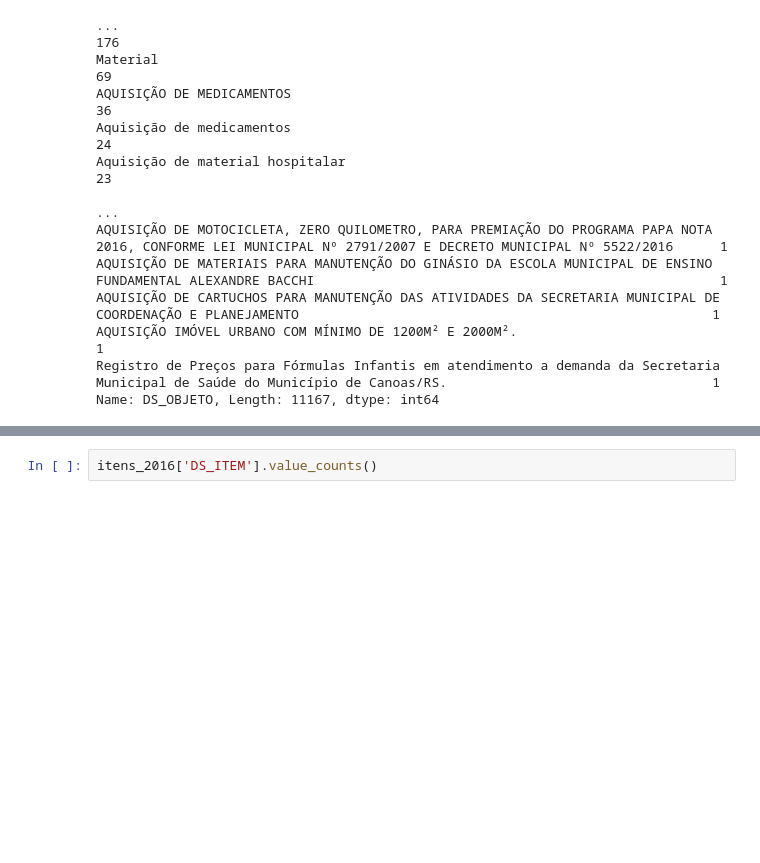
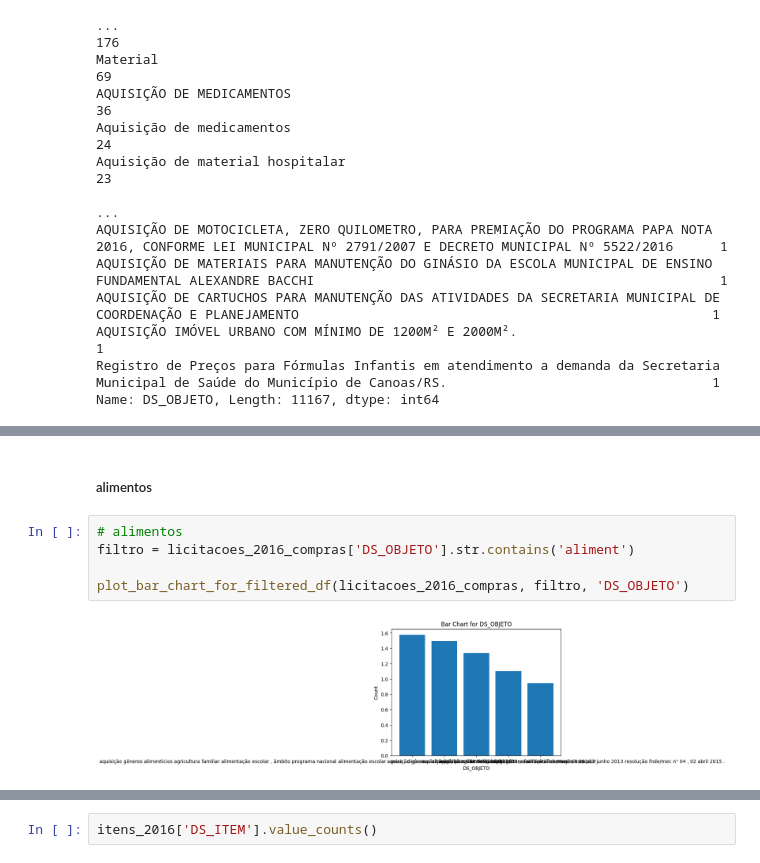
Before and after one commit to jpcunhadias/EDA_state_spedings, a Jupyter notebook: notebooks/data_EDA_2016.ipynb, the cells around one changed output, grey strips where cells are left out. Cells and saved outputs as stored; diff of their text form; blank space fills up the shorter version.

```diff
--- a/notebooks/data_EDA_2016.ipynb
+++ b/notebooks/data_EDA_2016.ipynb
@@ -135,0 +354,9 @@ get_most_common_nouns(licitacoes_2016_compras,'DS_OBJETO', 100)
+# %% [markdown]
+##### alimentos
+# %%
+# alimentos
+filtro = licitacoes_2016_compras['DS_OBJETO'].str.contains('aliment')
+
+plot_bar_chart_for_filtered_df(licitacoes_2016_compras, filtro, 'DS_OBJETO')
+# %% [output]
+[figure, added]
```
Also changed, not shown: parts of 121 cells of this notebook, 3 other files.
